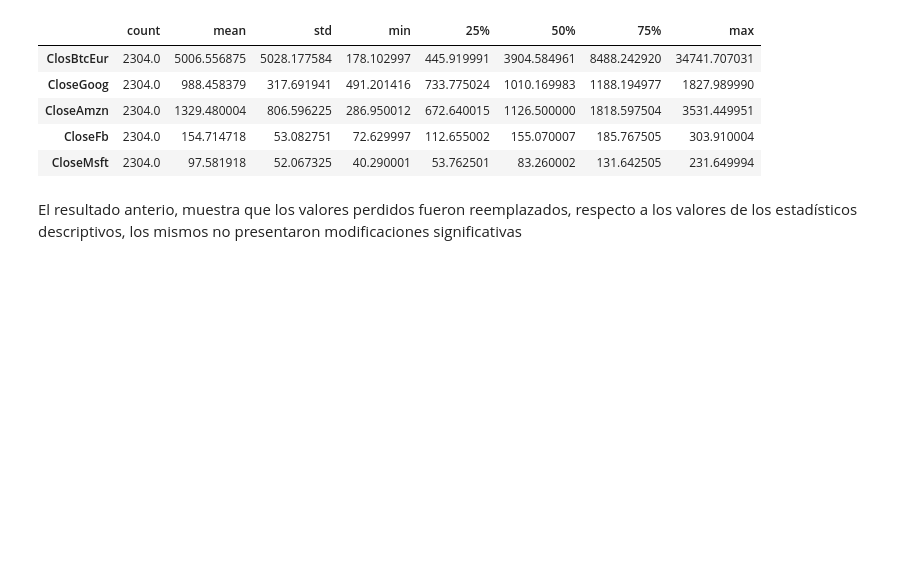
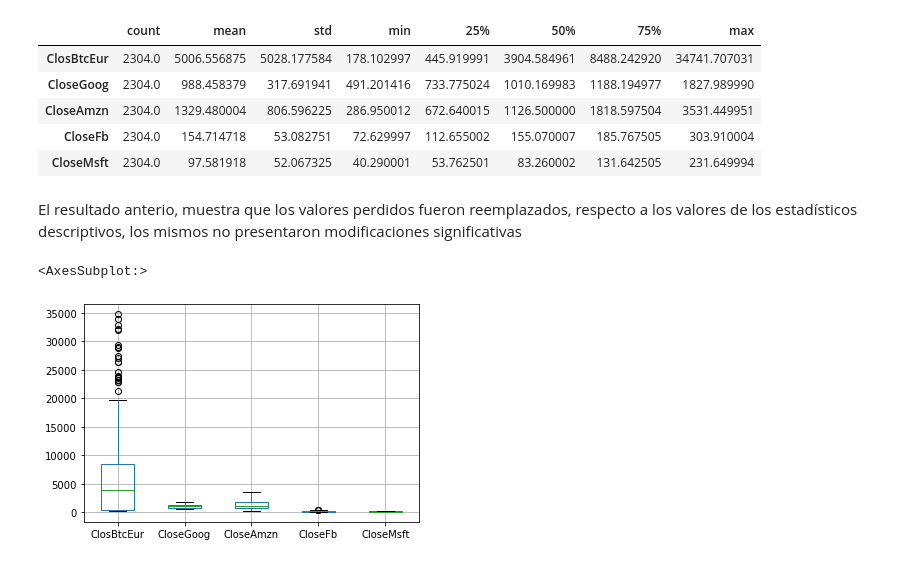
Before and after one commit to SergioDevAlcalde/tfmTelefonica, a Jupyter notebook: script01_LecturaDatosDescriptivosBasicos.ipynb, the cells around one changed output. Cells and saved outputs as stored; diff of their text form; code cells hidden in the pictures; blank space fills up the shorter version.

```diff
--- a/script01_LecturaDatosDescriptivosBasicos.ipynb
+++ b/script01_LecturaDatosDescriptivosBasicos.ipynb
@@ -66,6 +66,8 @@ btc_usd.head()
 | 2 | 2014-09-19 | 424.102997 | 427.834991 | 384.532013 | 394.795990 | 394.795990 | 37919700 |
 | 3 | 2014-09-20 | 394.673004 | 423.295990 | 389.882996 | 408.903992 | 408.903992 | 36863600 |
 | 4 | 2014-09-21 | 408.084991 | 412.425995 | 393.181000 | 398.821014 | 398.821014 | 26580100 |
+# %%
+btc_usd['Date'] = pd.to_datetime(btc_usd['Date'], format ='%Y-%m-%d')
 # %%
 # Selección de los datos de interés
 
@@ -214,3 +216,8 @@ df_combinado.describe().transpose()
 | CloseMsft | 2304.0 | 97.581918 | 52.067325 | 40.290001 | 53.762501 | 83.260002 | 131.642505 | 231.649994 |
 # %% [markdown]
 El resultado anterio, muestra que los valores perdidos fueron reemplazados, respecto a los valores de los estadísticos descriptivos, los mismos no presentaron modificaciones significativas
+# %%
+df_combinado.loc[:, ['ClosBtcEur', 'CloseGoog', 'CloseAmzn', 'CloseFb', 'CloseMsft']].boxplot()
+# %% [output]
+<AxesSubplot:>
+[figure, added]
```
Also changed, not shown: parts of 48 cells of this notebook.
